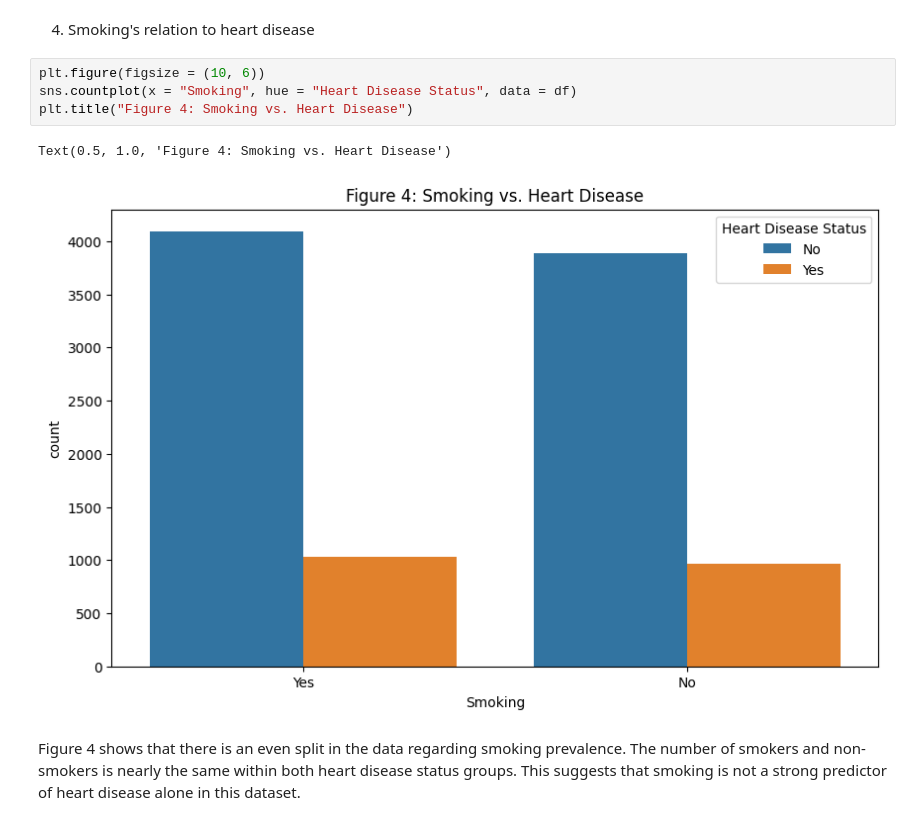
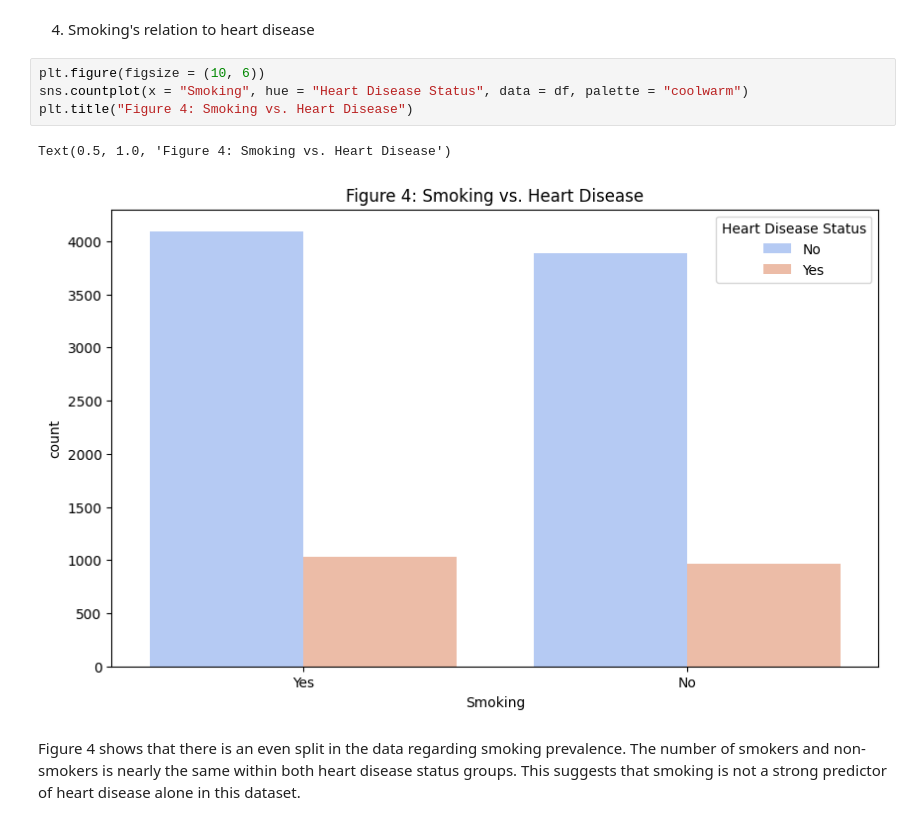
Before and after one commit to Markus8888888/heart-disease-prediction, a Jupyter notebook: notebooks/1_exploratory_data_analysis.ipynb, the cells around one changed output. Drawn from its saved outputs; the diff is of its cells as text.

```diff
--- a/notebooks/1_exploratory_data_analysis.ipynb
+++ b/notebooks/1_exploratory_data_analysis.ipynb
@@ -171,11 +174,11 @@ Statistically, the heart disease rate for people who don't have hypertension is
 4. Smoking's relation to heart disease
 # %%
 plt.figure(figsize = (10, 6))
-sns.countplot(x = "Smoking", hue = "Heart Disease Status", data = df)
+sns.countplot(x = "Smoking", hue = "Heart Disease Status", data = df, palette = "coolwarm")
 plt.title("Figure 4: Smoking vs. Heart Disease")
 # %% [output]
 Text(0.5, 1.0, 'Figure 4: Smoking vs. Heart Disease')
-[figure, old version]
+[figure, new version]
 # %% [markdown]
 Figure 4 shows that there is an even split in the data regarding smoking prevalence. The number of smokers and non-smokers is nearly the same within both heart disease status groups. This suggests that smoking is not a strong predictor of heart disease alone in this dataset.
 # %% [markdown]
```
Also changed, not shown: parts of 4 cells of this notebook, 2 other files.
